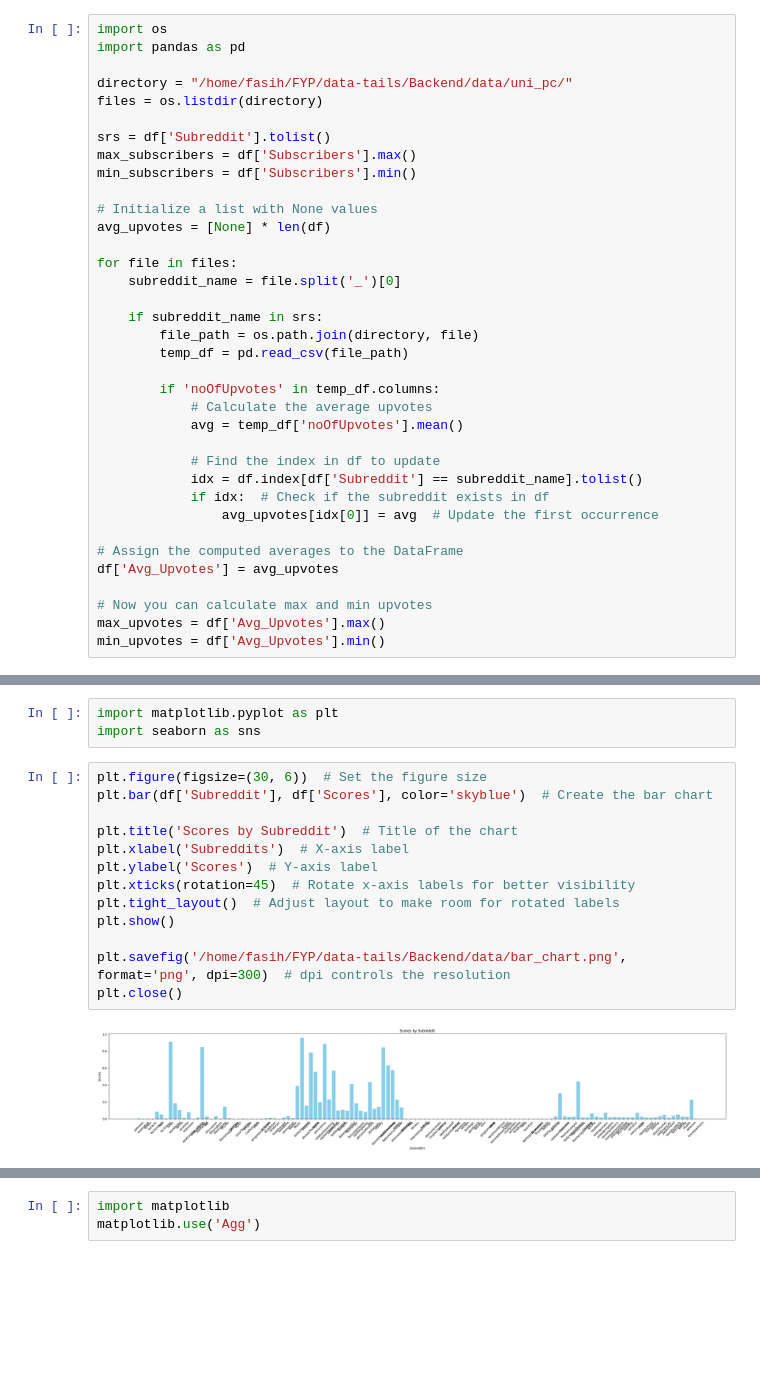
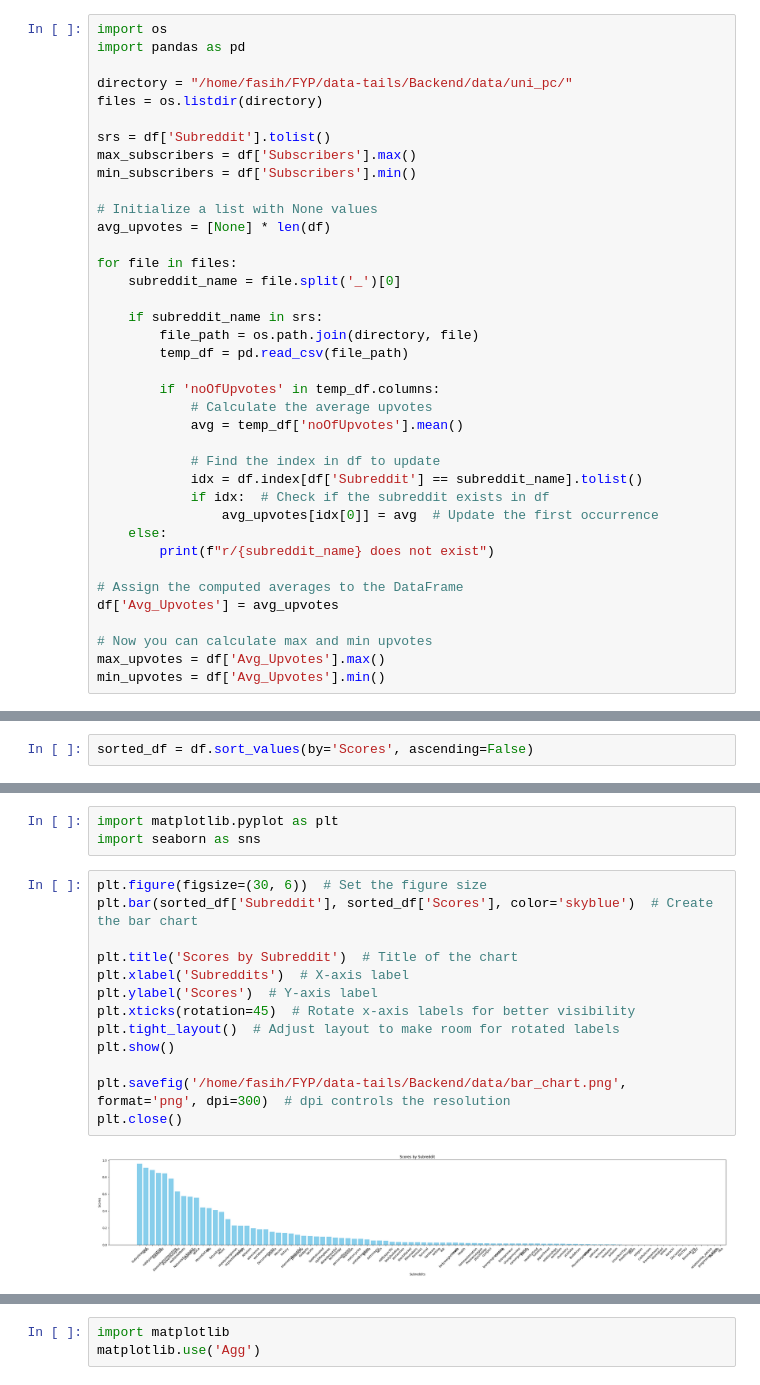
Before and after one commit to fasihrem/data-tails, a Jupyter notebook: Backend/scinece/longtail.ipynb, the cells around one changed output, grey strips where cells are left out. Cells and saved outputs as stored; diff of their text form; blank space fills up the shorter version.

Commit message:
sorted df by score ascending order

```diff
--- a/Backend/scinece/longtail.ipynb
+++ b/Backend/scinece/longtail.ipynb
@@ -106,6 +106,8 @@ for file in files:
             idx = df.index[df['Subreddit'] == subreddit_name].tolist()
             if idx:  # Check if the subreddit exists in df
                 avg_upvotes[idx[0]] = avg  # Update the first occurrence
+    else:
+        print(f"r/{subreddit_name} does not exist")
 
 # Assign the computed averages to the DataFrame
 df['Avg_Upvotes'] = avg_upvotes
@@ -167,3 +177,5 @@ print(df['Scores'].min())
 # %% [output]
 0.9564258382091155
 6.982673858678631e-05
+# %%
+sorted_df = df.sort_values(by='Scores', ascending=False)
@@ -176,19 +197,19 @@ import matplotlib.pyplot as plt
 import seaborn as sns
 # %%
 plt.figure(figsize=(30, 6))  # Set the figure size
-plt.bar(df['Subreddit'], df['Scores'], color='skyblue')  # Create the bar chart
+plt.bar(sorted_df['Subreddit'], sorted_df['Scores'], color='skyblue')  # Create the bar chart
 
 plt.title('Scores by Subreddit')  # Title of the chart
 plt.xlabel('Subreddits')  # X-axis label
 plt.ylabel('Scores')  # Y-axis label
 plt.xticks(rotation=45)  # Rotate x-axis labels for better visibility
 plt.tight_layout()  # Adjust layout to make room for rotated labels
 plt.show()
 
 plt.savefig('/home/fasih/FYP/data-tails/Backend/data/bar_chart.png', format='png', dpi=300)  # dpi controls the resolution
 plt.close()
 # %% [output]
-[figure, old version]
+[figure, new version]
 # %%
 plt.figure(figsize=(30, 6))  # Set the figure size
 
```
Also changed, not shown: parts of 6 cells of this notebook, 2 other files.
